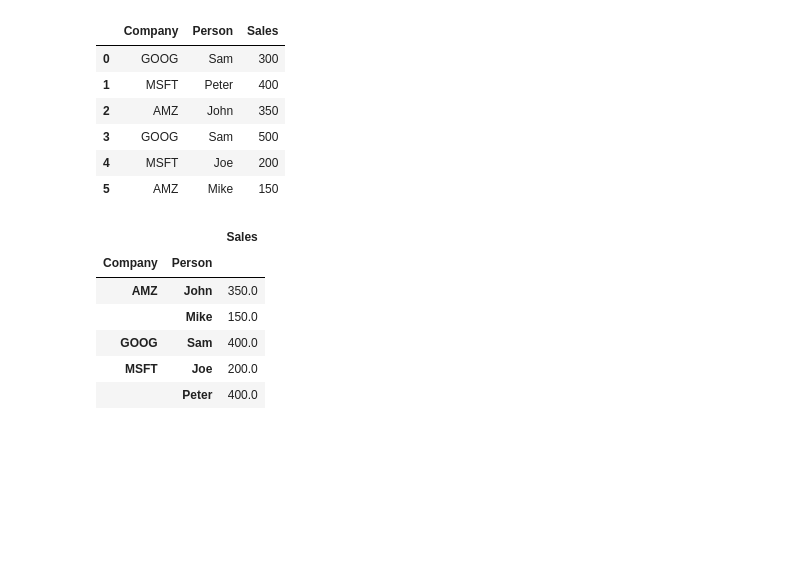
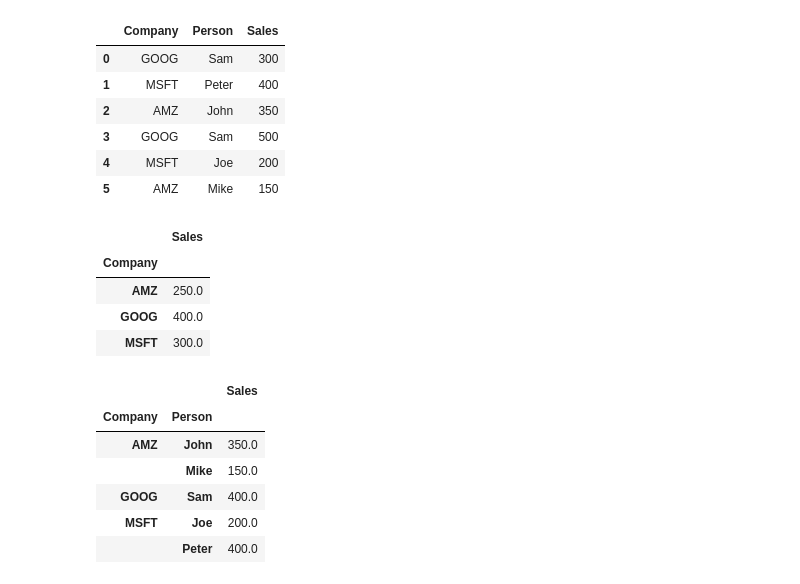
Before and after one commit to parth-github/pandas, a Jupyter notebook: Group_by.ipynb, the cells around one changed output. Saved outputs shown, nothing was run; the diff lists cells and outputs as text; code cells hidden in the pictures; blank space fills up the shorter version.

```diff
--- a/Group_by.ipynb
+++ b/Group_by.ipynb
@@ -25,13 +25,22 @@ df
 | 4 | MSFT | Joe | 200 |
 | 5 | AMZ | Mike | 150 |
 # %%
-byComp = df.groupby(['Company', 'Person'])
+byComp = df.groupby(['Company'])
 byComp.mean('Sales')
 # %% [output]
-|  |  | Sales |
-| Company | Person |  |
-| AMZ | John | 350.0 |
-|  | Mike | 150.0 |
-| GOOG | Sam | 400.0 |
-| MSFT | Joe | 200.0 |
-|  | Peter | 400.0 |
+|  | Sales |
+| Company |  |
+| AMZ | 250.0 |
+| GOOG | 400.0 |
+| MSFT | 300.0 |
+# %%
+byCompPerson = df.groupby(['Company', 'Person'])
+byCompPerson.mean('Sales')
+# %% [output]
+|  |  | Sales |
+| Company | Person |  |
+| AMZ | John | 350.0 |
+|  | Mike | 150.0 |
+| GOOG | Sam | 400.0 |
+| MSFT | Joe | 200.0 |
+|  | Peter | 400.0 |
```
